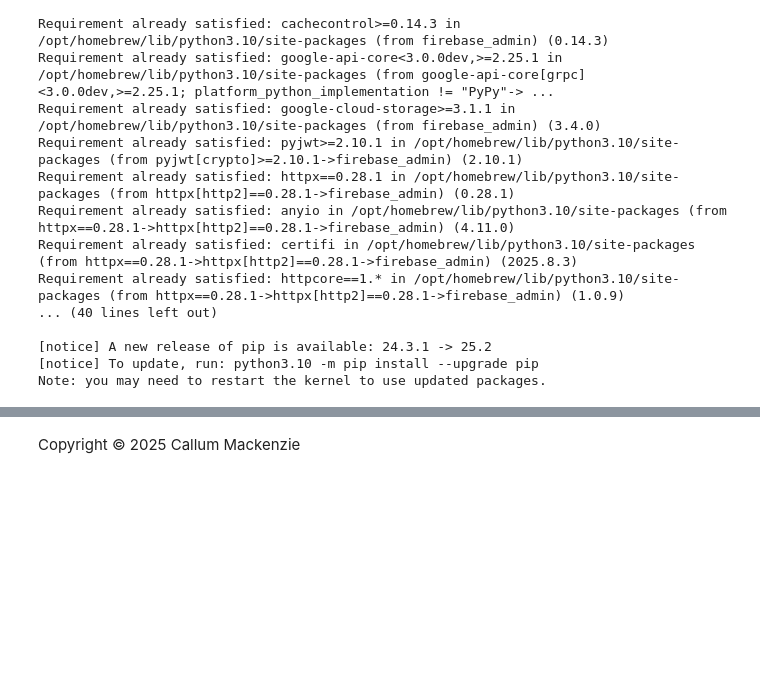
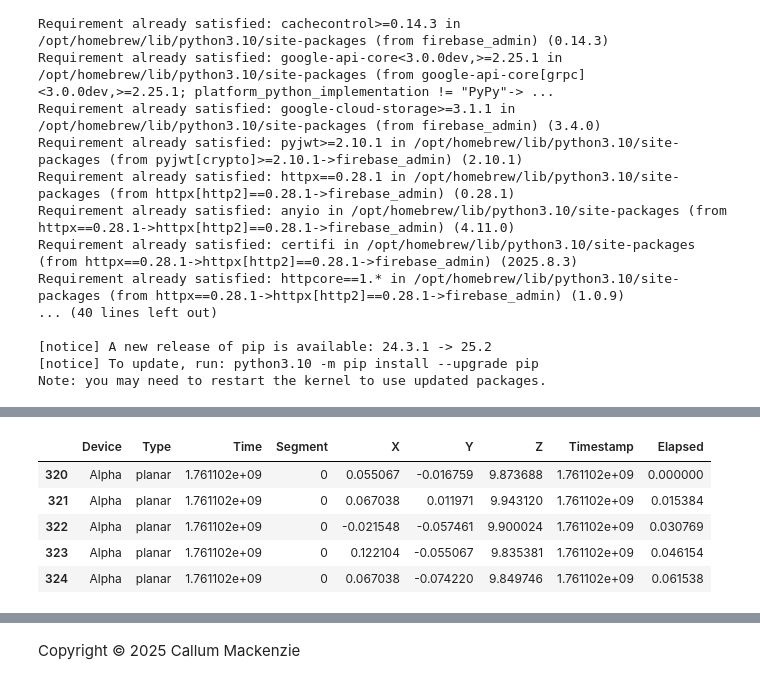
Before and after one commit to Fitintel/fitnet-ml, a Jupyter notebook: test-analysis.ipynb, the cells around one changed output, grey strips where cells are left out. Cells and saved outputs as stored; diff of their text form; code cells hidden in the pictures; blank space fills up the shorter version.

```diff
--- a/test-analysis.ipynb
+++ b/test-analysis.ipynb
@@ -129,0 +132,31 @@ plt.show()
+# %%
+
+# Fetch collective data
+
+import pandas as pd
+
+imu_coll = db.collection('UserData').document(user.uid).collection('Sessions')
+query = imu_coll.order_by("time", direction=firestore.Query.DESCENDING).limit(1)
+user_imu = query.get()[0].to_dict()
+
+rows = []
+
+for device, device_data in user_imu['data'].items():
+	for imu_function,data in device_data['_imu'].items():
+		segmentIdx = 0
+		for segment in data.values():
+			for entry in segment:
+				for simd in entry['list']:
+					entry = {}
+					entry["Device"] = device
+					entry['Type'] = imu_function
+					entry['Time'] = simd['readTime']
+					entry['Segment'] = segmentIdx
+					entry["X"] = simd['read'][0]
+					entry["Y"] = simd['read'][1]
+					entry["Z"] = simd['read'][2]
+					entry['Timestamp'] = user_imu['time']
+					rows.append(entry)
+			segmentIdx += 1
+df = pd.DataFrame(rows)
+df.head()
@@ -129,0 +170,19 @@ plt.show()
+# %%
+# Visualize IMU data of a given type
+
+devname = "Alpha\x00"
+imutype = "planar"
+
+dev = df[df['Type'] == imutype].copy()
+dev = dev[dev['Device'] == devname].copy()
+earliest = dev['Time'].min()
+dev['Elapsed'] = dev['Time'] - earliest
+
+dev.head()
+# %% [output]
+|  | Device | Type | Time | Segment | X | Y | Z | Timestamp | Elapsed |
+| 320 | Alpha | planar | 1.761102e+09 | 0 | 0.055067 | -0.016759 | 9.873688 | 1.761102e+09 | 0.000000 |
+| 321 | Alpha | planar | 1.761102e+09 | 0 | 0.067038 | 0.011971 | 9.943120 | 1.761102e+09 | 0.015384 |
+| 322 | Alpha | planar | 1.761102e+09 | 0 | -0.021548 | -0.057461 | 9.900024 | 1.761102e+09 | 0.030769 |
+| 323 | Alpha | planar | 1.761102e+09 | 0 | 0.122104 | -0.055067 | 9.835381 | 1.761102e+09 | 0.046154 |
+| 324 | Alpha | planar | 1.761102e+09 | 0 | 0.067038 | -0.074220 | 9.849746 | 1.761102e+09 | 0.061538 |
```
Also changed, not shown: parts of 8 cells of this notebook.
